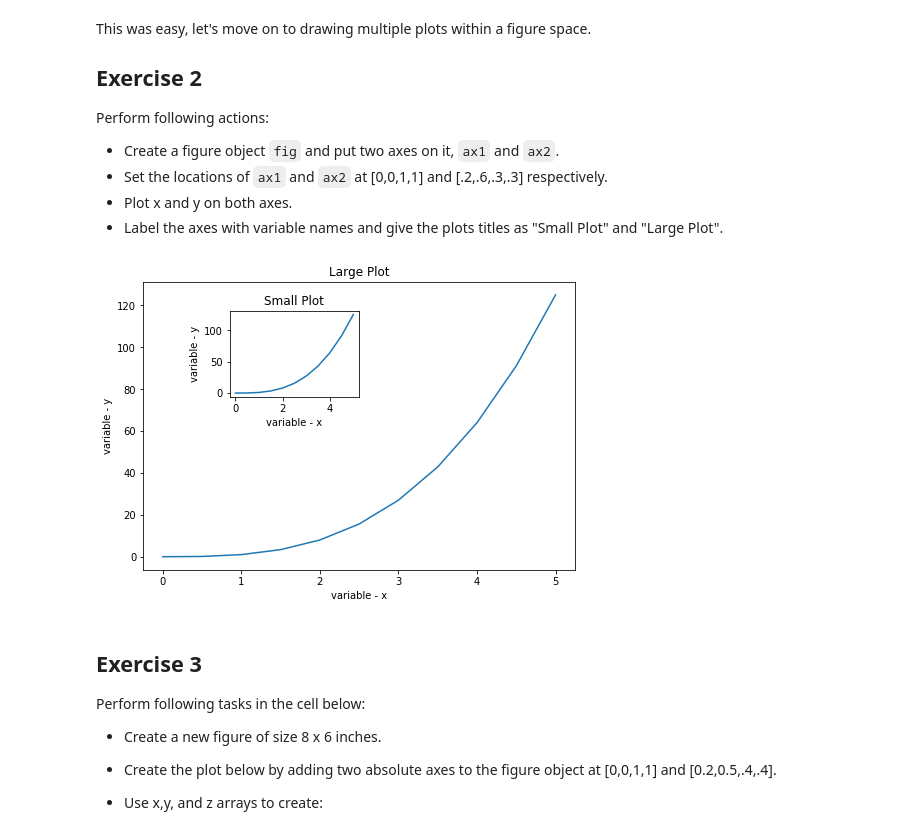
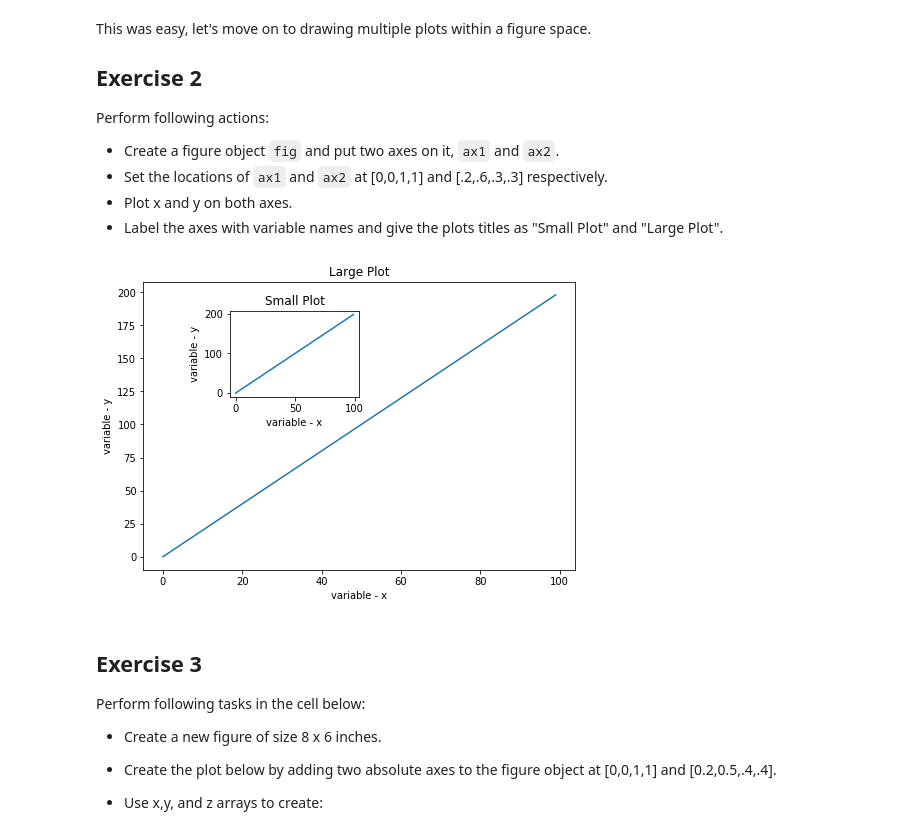
Before and after one commit to ZMBailey/dsc-1-03-13-customizing-visualizations-with-matplotlib-lab-seattle-ds-career-040119, a Jupyter notebook: index.ipynb, the cells around one changed output. Saved outputs shown, nothing was run; the diff lists cells and outputs as text; code cells hidden in the pictures.

```diff
--- a/index.ipynb
+++ b/index.ipynb
@@ -81,31 +81,31 @@ Perform following actions:
 * Label the axes with variable names and give the plots titles as "Small Plot" and "Large Plot".
 # %%
 # Generate sample data
-x = np.linspace(0, 5, 11)
-y = x ** 3
+# x = np.linspace(0, 5, 11)
+# y = x ** 3
 
 # Creates blank canvas
 figure = plt.figure()
 
 # Add new axes to the figure with absolute positions
 ax1 = figure.add_axes([0, 0, 1, 1]) # main axes
 ax2 = figure.add_axes([0.2, 0.6, 0.3, 0.3]) # inset axes
 
 # Larger Figure Axes 1
 ax1.plot(x, y)
 ax1.set_xlabel('variable - x')
 ax1.set_ylabel('variable - y')
 ax1.set_title('Large Plot')
 
 # Insert Figure Axes 2
 ax2.plot(x, y)
 ax2.set_xlabel('variable - x')
 ax2.set_ylabel('variable - y')
 ax2.set_title('Small Plot')
 
 plt.show()
 # %% [output]
-[figure, old version]
+[figure, new version]
 # %% [markdown]
 ## Exercise 3
 
```
